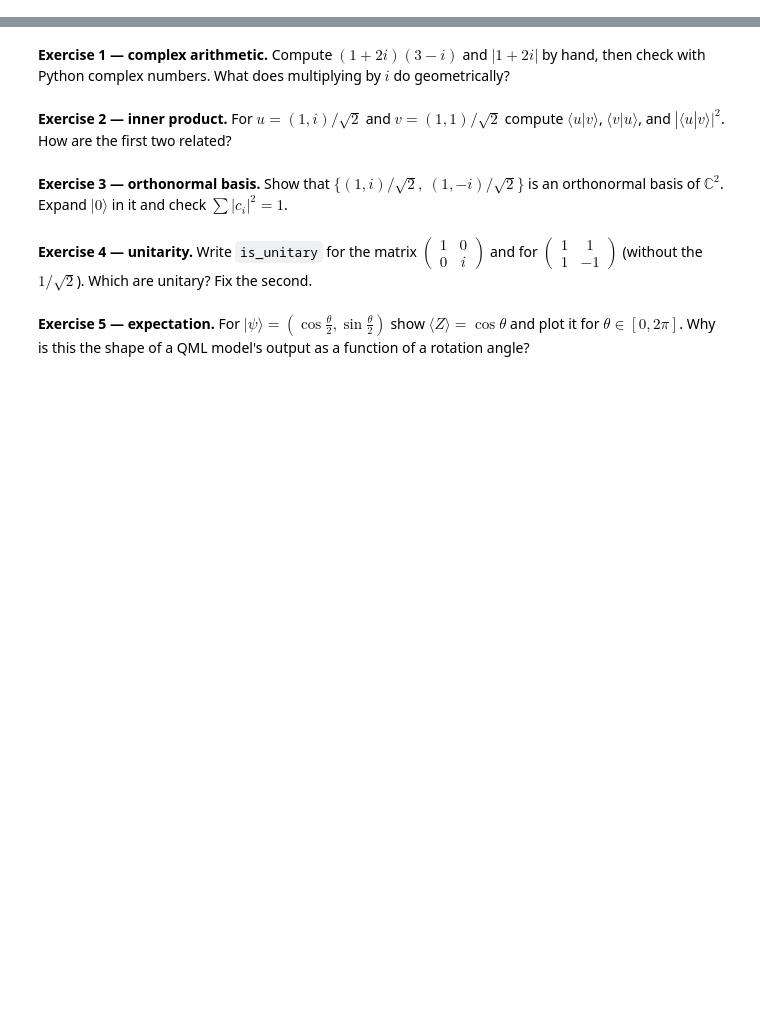
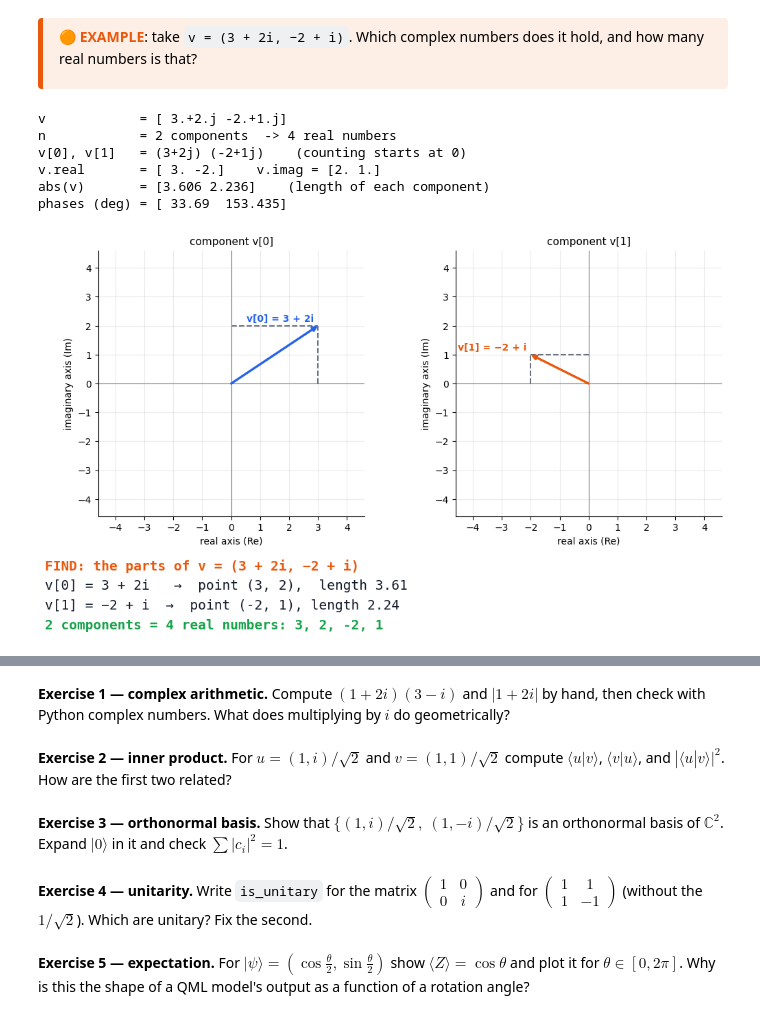
Before and after one commit to imaxfp/qml, a Jupyter notebook: notebooks/math/2_complex_vectors.ipynb, the cells around one changed output, grey strips where cells are left out. Saved outputs shown, nothing was run; the diff lists cells and outputs as text; code cells hidden in the pictures; blank space fills up the shorter version.

```diff
--- a/notebooks/math/2_complex_vectors.ipynb
+++ b/notebooks/math/2_complex_vectors.ipynb
@@ -713,16 +0,0 @@ Push the unit circle through three matrices. A unitary (here a real rotation) ke
-# %%
-theta = np.deg2rad(35)
-R = np.array([[np.cos(theta), -np.sin(theta)], [np.sin(theta), np.cos(theta)]])   # unitary (orthogonal)
-S = np.array([[1.0, 0.8], [0.0, 1.0]])                                             # shear: not unitary
-
-t = np.linspace(0, 2 * np.pi, 120)
-P = np.vstack([np.cos(t), np.sin(t)])
-
-fig, axs = plt.subplots(1, 3, figsize=(12, 4))
-for ax, (name, M) in zip(axs, [("identity", np.eye(2)), ("rotation (unitary)", R), ("shear (NOT unitary)", S)]):
-    Q = M @ P
-    ax.plot(np.cos(t), np.sin(t), color="lightgray")
-    ax.scatter(Q[0], Q[1], c=t, cmap="hsv", s=10)
-    ax.set_aspect("equal"); ax.set_xlim(-2, 2); ax.set_ylim(-2, 2)
-    ax.set_title(f"{name}\nmax |norm-1| = {np.abs(np.linalg.norm(Q, axis=0) - 1).max():.2f}")
-plt.tight_layout(); plt.show()
@@ -765,0 +219,35 @@ Reshape the 4-vector into a $2\times2$ matrix $M_{ij}$: a product state is exact
+# %% [markdown]
+<div style="border-left: 5px solid #ea580c; background: rgba(234, 88, 12, 0.10); padding: 8px 16px; border-radius: 4px;">
+
+<b style="color:#ea580c">🟠 EXAMPLE</b>: take `v = (3 + 2i, −2 + i)`. Which complex numbers does it hold, and how many real numbers is that?
+
+</div>
+# %%
+v = np.array([3 + 2j, -2 + 1j])                     # a complex vector with n = 2 components
+print("v            =", v)
+print("n            =", len(v), "components  ->", 2 * len(v), "real numbers")
+print("v[0], v[1]   =", v[0], v[1], "   (counting starts at 0)")
+print("v.real       =", v.real, "   v.imag =", v.imag)
+print("abs(v)       =", abs(v), "   (length of each component)")
+print("phases (deg) =", np.degrees(np.angle(v)))
+
+fig, axs = plt.subplots(1, 2, figsize=(10.4, 5.0))
+for k, (comp, col) in enumerate(zip(v, (BLUE, ORANGE))):
+    ax = new_plane(lim=4.6, title=f"component v[{k}]", ax=axs[k], step=1)
+    ax.plot([comp.real, comp.real], [0, comp.imag], "--", color=GRAY)               # drop lines show the two real numbers
+    ax.plot([0, comp.real], [comp.imag, comp.imag], "--", color=GRAY)
+    draw_arrow(ax, comp, col, f"v[{k}] = {cshort(comp)}", offset=(-0.15, 0.15), ha="right")
+show_steps(f"FIND: the parts of v = {vshort(v)}", [
+    f"v[0] = {cshort(v[0])}   →  point ({v[0].real:g}, {v[0].imag:g}),  length {abs(v[0]):.2f}",
+    f"v[1] = {cshort(v[1])}  →  point ({v[1].real:g}, {v[1].imag:g}), length {abs(v[1]):.2f}",
+    f"{len(v)} components = {2 * len(v)} real numbers: {v[0].real:g}, {v[0].imag:g}, {v[1].real:g}, {v[1].imag:g}"])
+
+plt.show()
+# %% [output]
+v            = [ 3.+2.j -2.+1.j]
+n            = 2 components  -> 4 real numbers
+v[0], v[1]   = (3+2j) (-2+1j)    (counting starts at 0)
+v.real       = [ 3. -2.]    v.imag = [2. 1.]
+abs(v)       = [3.606 2.236]    (length of each component)
+phases (deg) = [ 33.69  153.435]
+[figure, added]
```
Also changed, not shown: parts of 154 cells of this notebook, 3 other files.
